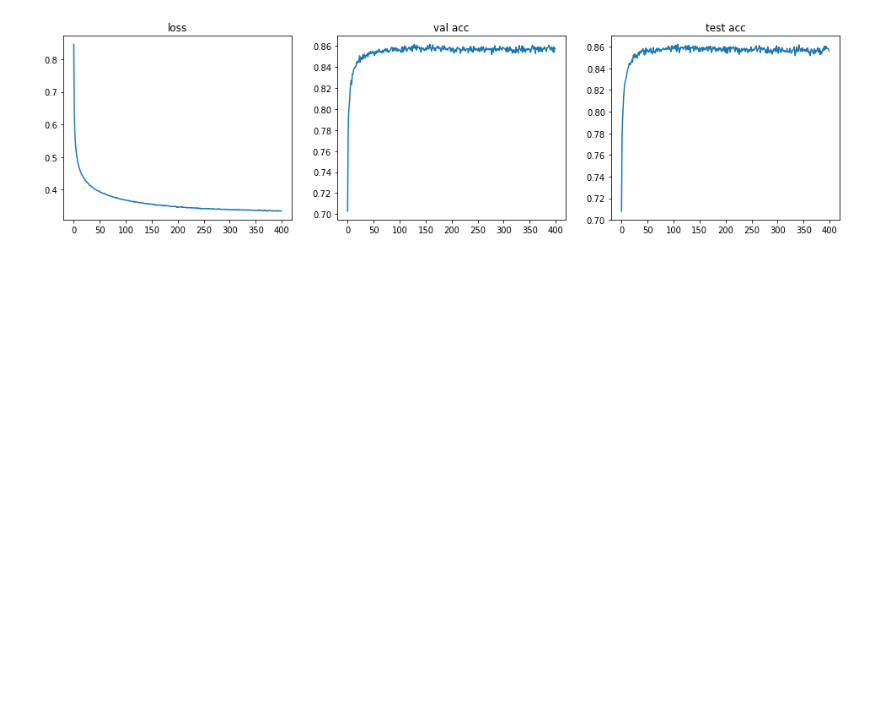
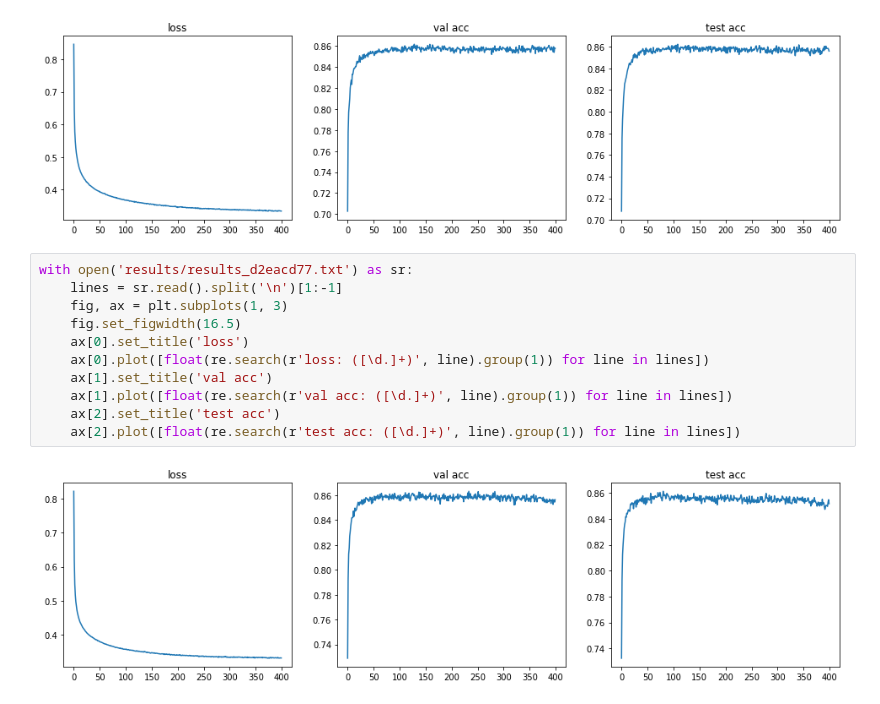
Before and after one commit to stevenxxiu/decomp_attend, a Jupyter notebook: notes.ipynb, the cells around one changed output. Cells and saved outputs as stored; diff of their text form; blank space fills up the shorter version.

Commit message:
pca initialization results

```diff
--- a/notes.ipynb
+++ b/notes.ipynb
@@ -30,3 +30,16 @@ with open('results/results_846be160.txt') as sr:
     ax[2].plot([float(re.search(r'test acc: ([\d.]+)', line).group(1)) for line in lines])
 # %% [output]
 [figure]
+# %%
+with open('results/results_d2eacd77.txt') as sr:
+    lines = sr.read().split('\n')[1:-1]
+    fig, ax = plt.subplots(1, 3)
+    fig.set_figwidth(16.5)
+    ax[0].set_title('loss')
+    ax[0].plot([float(re.search(r'loss: ([\d.]+)', line).group(1)) for line in lines])
+    ax[1].set_title('val acc')
+    ax[1].plot([float(re.search(r'val acc: ([\d.]+)', line).group(1)) for line in lines])
+    ax[2].set_title('test acc')
+    ax[2].plot([float(re.search(r'test acc: ([\d.]+)', line).group(1)) for line in lines])
+# %% [output]
+[figure, added]
```
Also changed, not shown: 4 other files.
